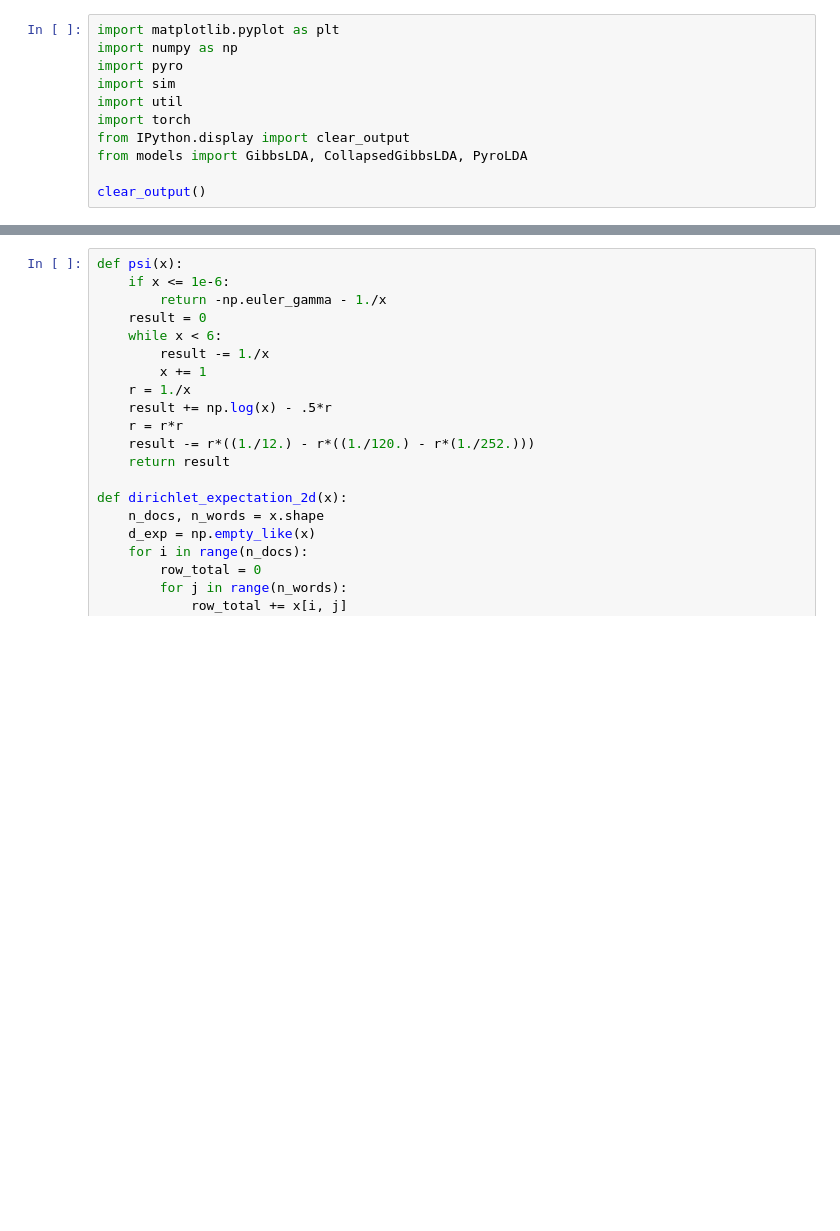
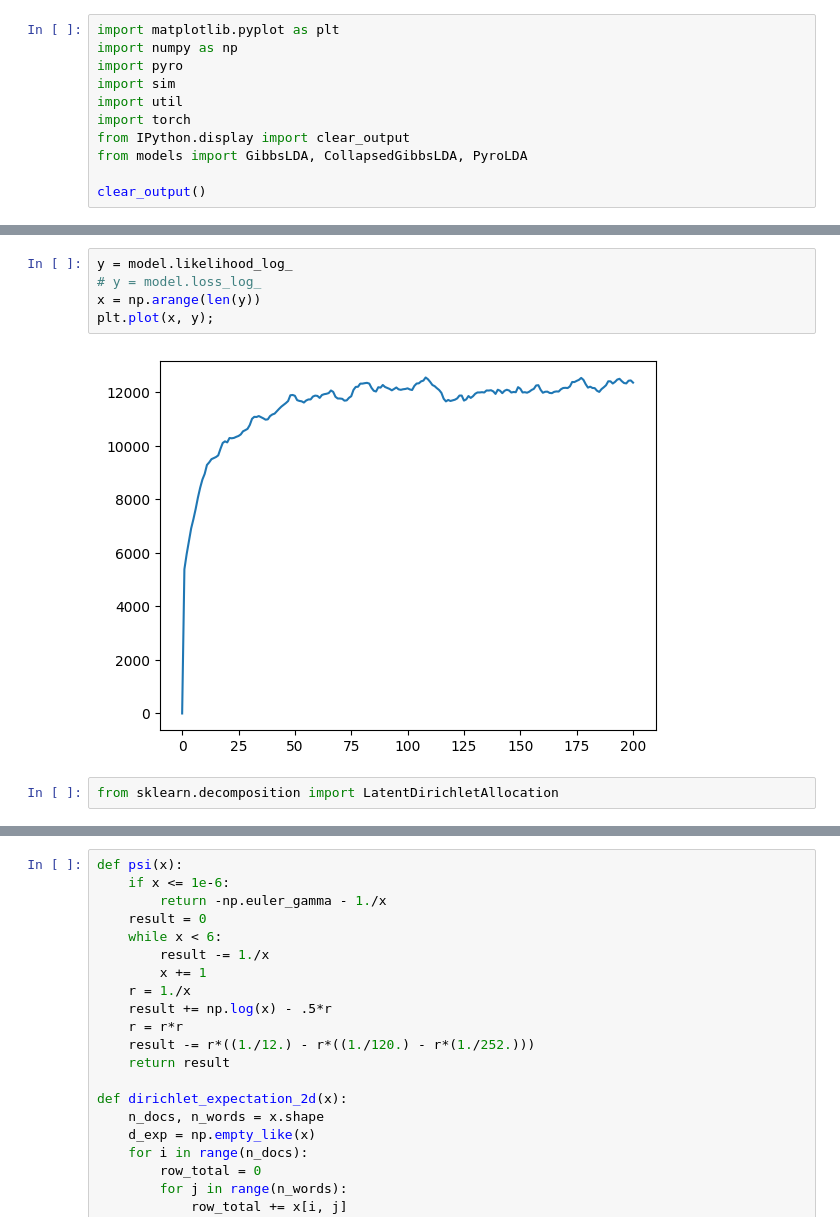
Before and after one commit to craigfouts/GibbsLDA, a Jupyter notebook: sandbox.ipynb, the cells around one changed output, grey strips where cells are left out. Drawn from its saved outputs; the diff is of its cells as text; blank space fills up the shorter version.

```diff
--- a/sandbox.ipynb
+++ b/sandbox.ipynb
@@ -26,0 +61,9 @@ util.visualize_data(X, X_labels, 'Ground Truth Labels')
+# %%
+y = model.likelihood_log_
+# y = model.loss_log_
+x = np.arange(len(y))
+plt.plot(x, y);
+# %% [output]
+[figure, added]
+# %%
+from sklearn.decomposition import LatentDirichletAllocation
```
Also changed, not shown: parts of 14 cells of this notebook.
